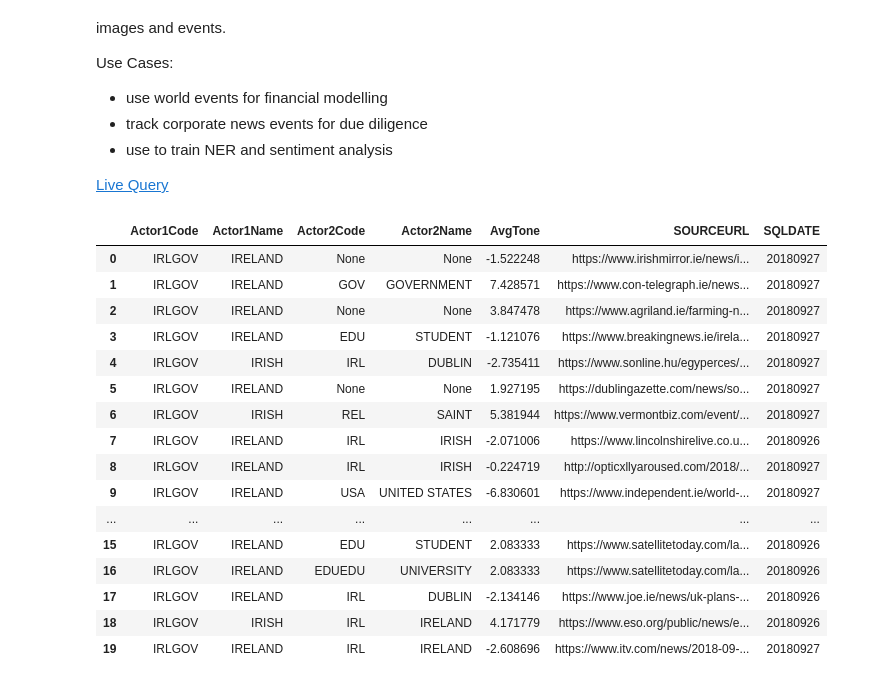
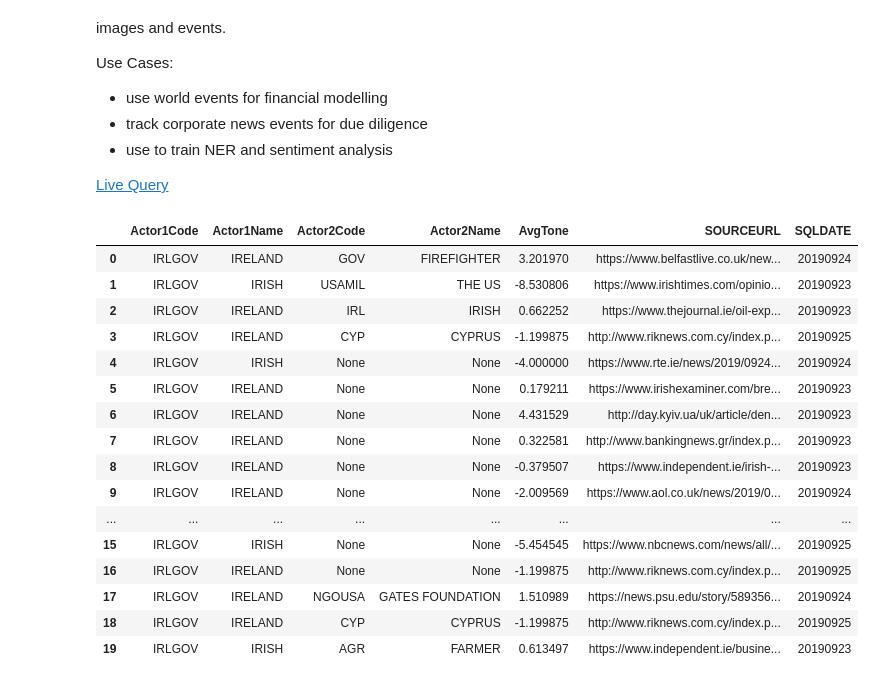
Before and after one commit to codinguncut/leveraging_public_datasets, a Jupyter notebook: 02_Bigquery.ipynb, the cells around one changed output. Cells and saved outputs as stored; diff of their text form; code cells hidden in the pictures.

Commit message:
notebook state from/ after pycon 2019 talk

```diff
--- a/02_Bigquery.ipynb
+++ b/02_Bigquery.ipynb
@@ -239,28 +239,28 @@ Use Cases:
 # %%
 gdelt_query = """
 SELECT SQLDATE, Actor1Code, Actor1Name, Actor2Code, Actor2Name, AvgTone, SOURCEURL
 FROM [gdelt-bq:gdeltv2.events]
-WHERE MonthYear == 201809 AND Actor1Code == 'IRLGOV'
+WHERE MonthYear == 201909 AND Actor1Code == 'IRLGOV'
 LIMIT 1000
 """
 
 gdelt_results = perform_query(gdelt_query)
 gdelt_results.head(20)
 # %% [output]
 |  | Actor1Code | Actor1Name | Actor2Code | Actor2Name | AvgTone | SOURCEURL | SQLDATE |
-| 0 | IRLGOV | IRELAND | None | None | -1.522248 | https://www.irishmirror.ie/news/i... | 20180927 |
-| 1 | IRLGOV | IRELAND | GOV | GOVERNMENT | 7.428571 | https://www.con-telegraph.ie/news... | 20180927 |
-| 2 | IRLGOV | IRELAND | None | None | 3.847478 | https://www.agriland.ie/farming-n... | 20180927 |
-| 3 | IRLGOV | IRELAND | EDU | STUDENT | -1.121076 | https://www.breakingnews.ie/irela... | 20180927 |
-| 4 | IRLGOV | IRISH | IRL | DUBLIN | -2.735411 | https://www.sonline.hu/egyperces/... | 20180927 |
-| 5 | IRLGOV | IRELAND | None | None | 1.927195 | https://dublingazette.com/news/so... | 20180927 |
-| 6 | IRLGOV | IRISH | REL | SAINT | 5.381944 | https://www.vermontbiz.com/event/... | 20180927 |
-| 7 | IRLGOV | IRELAND | IRL | IRISH | -2.071006 | https://www.lincolnshirelive.co.u... | 20180926 |
-| 8 | IRLGOV | IRELAND | IRL | IRISH | -0.224719 | http://opticxllyaroused.com/2018/... | 20180927 |
-| 9 | IRLGOV | IRELAND | USA | UNITED STATES | -6.830601 | https://www.independent.ie/world-... | 20180927 |
+| 0 | IRLGOV | IRELAND | GOV | FIREFIGHTER | 3.201970 | https://www.belfastlive.co.uk/new... | 20190924 |
+| 1 | IRLGOV | IRISH | USAMIL | THE US | -8.530806 | https://www.irishtimes.com/opinio... | 20190923 |
+| 2 | IRLGOV | IRELAND | IRL | IRISH | 0.662252 | https://www.thejournal.ie/oil-exp... | 20190923 |
+| 3 | IRLGOV | IRELAND | CYP | CYPRUS | -1.199875 | http://www.riknews.com.cy/index.p... | 20190925 |
+| 4 | IRLGOV | IRISH | None | None | -4.000000 | https://www.rte.ie/news/2019/0924... | 20190924 |
+| 5 | IRLGOV | IRELAND | None | None | 0.179211 | https://www.irishexaminer.com/bre... | 20190923 |
+| 6 | IRLGOV | IRELAND | None | None | 4.431529 | http://day.kyiv.ua/uk/article/den... | 20190923 |
+| 7 | IRLGOV | IRELAND | None | None | 0.322581 | http://www.bankingnews.gr/index.p... | 20190923 |
+| 8 | IRLGOV | IRELAND | None | None | -0.379507 | https://www.independent.ie/irish-... | 20190923 |
+| 9 | IRLGOV | IRELAND | None | None | -2.009569 | https://www.aol.co.uk/news/2019/0... | 20190924 |
 | ... | ... | ... | ... | ... | ... | ... | ... |
-| 15 | IRLGOV | IRELAND | EDU | STUDENT | 2.083333 | https://www.satellitetoday.com/la... | 20180926 |
-| 16 | IRLGOV | IRELAND | EDUEDU | UNIVERSITY | 2.083333 | https://www.satellitetoday.com/la... | 20180926 |
-| 17 | IRLGOV | IRELAND | IRL | DUBLIN | -2.134146 | https://www.joe.ie/news/uk-plans-... | 20180926 |
-| 18 | IRLGOV | IRISH | IRL | IRELAND | 4.171779 | https://www.eso.org/public/news/e... | 20180926 |
-| 19 | IRLGOV | IRELAND | IRL | IRELAND | -2.608696 | https://www.itv.com/news/2018-09-... | 20180927 |
+| 15 | IRLGOV | IRISH | None | None | -5.454545 | https://www.nbcnews.com/news/all/... | 20190925 |
+| 16 | IRLGOV | IRELAND | None | None | -1.199875 | http://www.riknews.com.cy/index.p... | 20190925 |
+| 17 | IRLGOV | IRELAND | NGOUSA | GATES FOUNDATION | 1.510989 | https://news.psu.edu/story/589356... | 20190924 |
+| 18 | IRLGOV | IRELAND | CYP | CYPRUS | -1.199875 | http://www.riknews.com.cy/index.p... | 20190925 |
+| 19 | IRLGOV | IRISH | AGR | FARMER | 0.613497 | https://www.independent.ie/busine... | 20190923 |
```
Also changed, not shown: parts of 7 cells of this notebook, 1 other file.
